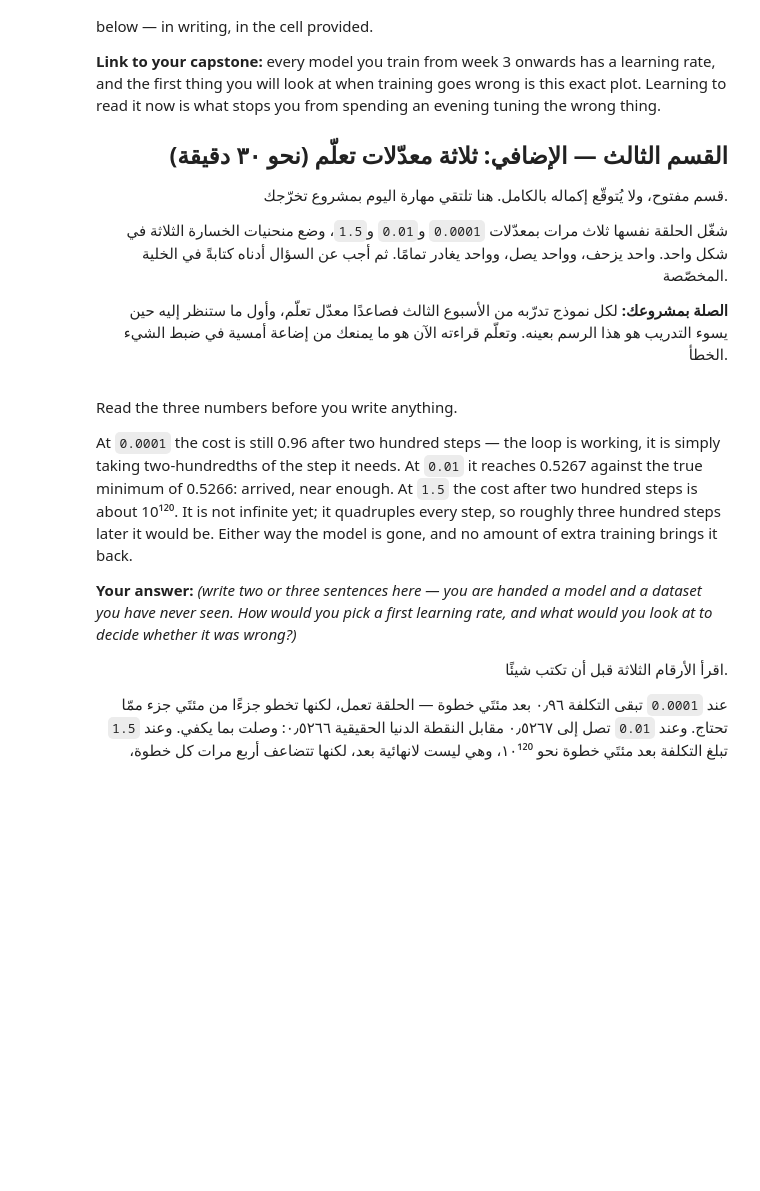
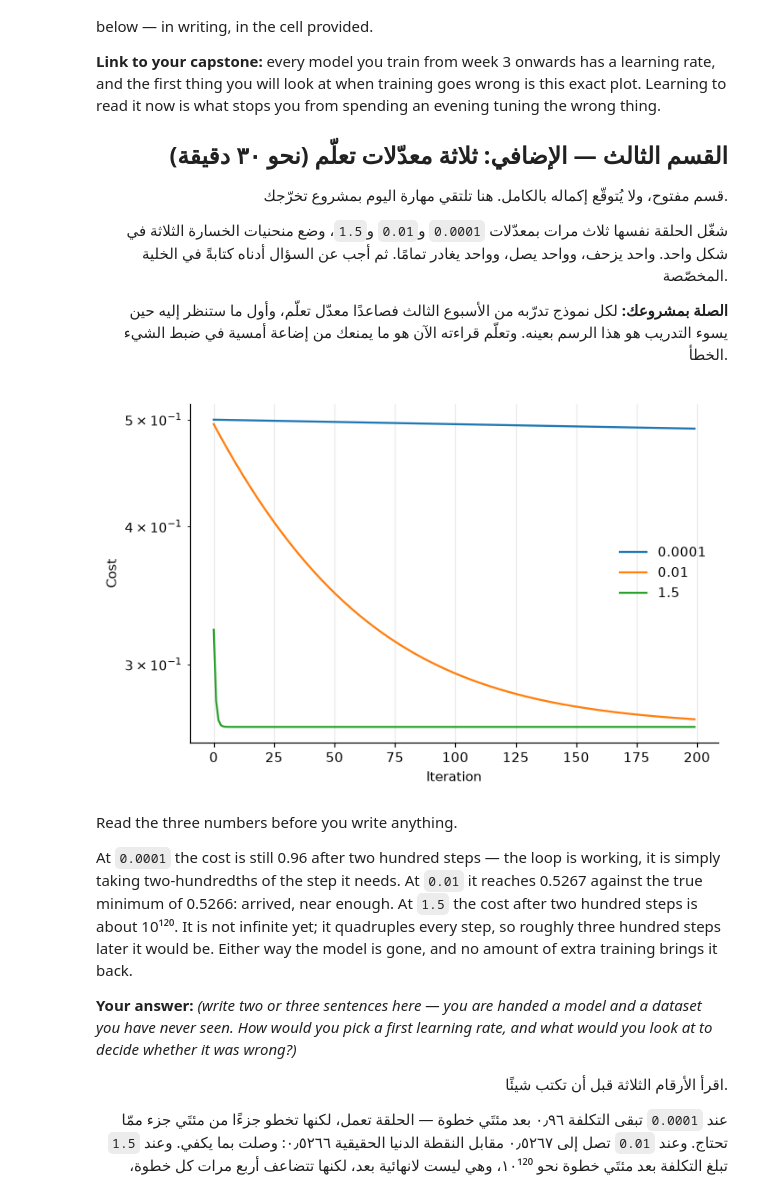
Before and after one commit to impx6f/AIEP_Olo_student_Fahad, a Jupyter notebook: week_1_foundations/labs/D2_gradient_descent/D2_gradient_descent_blank.ipynb, the cells around one changed output. Saved outputs shown, nothing was run; the diff lists cells and outputs as text; code cells hidden in the pictures; blank space fills up the shorter version.

```diff
--- a/week_1_foundations/labs/D2_gradient_descent/D2_gradient_descent_blank.ipynb
+++ b/week_1_foundations/labs/D2_gradient_descent/D2_gradient_descent_blank.ipynb
@@ -684,24 +741,54 @@ stops you from spending an evening tuning the wrong thing.
 # %%
 # ────────────────────────────────────────────────────────────────────
 # 1) Wrap your loop from Task 2.4 in a function taking the learning rate as an argument
 #    and returning the list of costs.
 # 2) Guard it: once the cost stops being a finite number the run is over, so stop early
 #    and say at which step it happened.
 # 3) Plot the three curves on one axis with a log scale on y — otherwise the diverging run
 #    flattens the other two into the floor.
 # Search: "matplotlib semilogy multiple curves legend"
 #
 # ١) ضع حلقة المهمة ٢٫٤ داخل دالة تأخذ معدّل التعلّم وسيطًا
 #    وتُرجع قائمة التكاليف.
 # ٢) احمِها: متى توقّفت التكلفة عن كونها رقمًا منتهيًا انتهى التشغيل، فتوقّف مبكرًا واذكر
 #    عند أي خطوة حدث ذلك.
 # ٣) ارسم المنحنيات الثلاثة على محور واحد بمقياس لوغاريتمي على y، وإلا سحق المنحنى المتباعد
 #    المنحنيين الآخرين في القاع.
 # ابحث عن: "matplotlib semilogy multiple curves legend"
 # ────────────────────────────────────────────────────────────────────
 
 # TODO: Run the loop at 0.0001, 0.01 and 1.5, and put all three loss curves on one log-scale figure.
 # مهمة: شغّل الحلقة بمعدّلات 0.0001 و0.01 و1.5، وضع منحنيات الخسارة الثلاثة في شكل واحد بمقياس لوغاريتمي.
+def run_gd(lr):
+    w, b = 0.0, 0.0
+    costs = []
+
+    for i in range(N_ITERATIONS):
+        dw, db = compute_gradients(x, y, w, b)
+        w -= lr * dw
+        b -= lr * db
+        cost = compute_cost(x, y, w, b)
+
+        if not np.isfinite(cost):
+            print(f"Stopped at step {i + 1} for learning rate {lr}")
+            break
+
+        costs.append(cost)
+
+    return costs
+
+costs_1 = run_gd(0.0001)
+costs_2 = run_gd(0.01)
+costs_3 = run_gd(1.5)
+plt.semilogy(costs_1, label="0.0001")
+plt.semilogy(costs_2, label="0.01")
+plt.semilogy(costs_3, label="1.5")
+plt.xlabel("Iteration")
+plt.ylabel("Cost")
+plt.legend()
+plt.show()
+# %% [output]
+[figure, added]
 # %% [markdown]
 Read the three numbers before you write anything.
 
```
Also changed, not shown: parts of 6 cells of this notebook.
